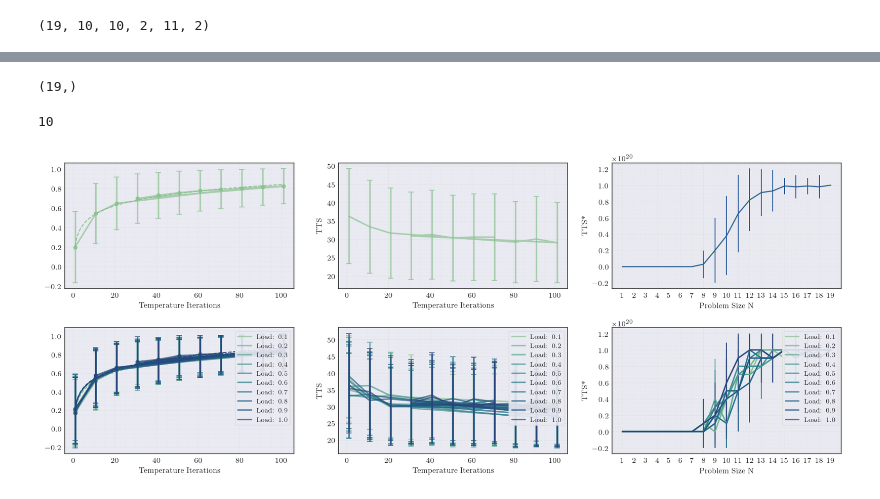
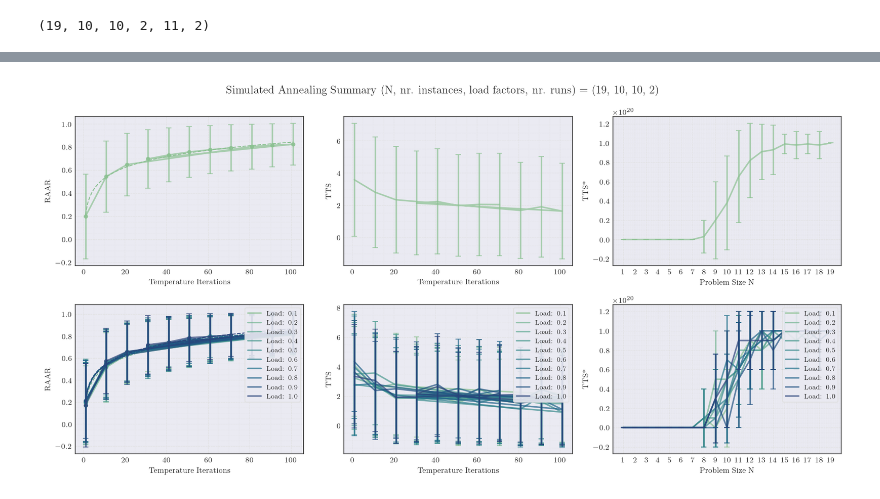
Before and after one commit to DerEinverleiber/UCP-PaperV2, a Jupyter notebook: cl_optimizer_plots.ipynb, the cells around one changed output, grey strips where cells are left out. Cells and saved outputs as stored; diff of their text form; code cells hidden in the pictures.

Commit message:
fix(plots): minor adjustements to plots (TTS | Temp Iterations plot still only considers non-inf entries resulting in very low TTS values (for num_runs=2). Check the plots for more runs!)

```diff
--- a/cl_optimizer_plots.ipynb
+++ b/cl_optimizer_plots.ipynb
@@ -72,6 +59,6 @@ min_loss_candidates.shape
 # %%
-optimal_candidates_found = np.count_nonzero(loss_tensor ==  min_losses.reshape(min_losses.shape[0], min_losses.shape[1], min_losses.shape[2], 1, 1), axis=3)
-p_star = (optimal_candidates_found.T / loss_tensor.shape[-1]).T
+optimal_candidates_found = np.count_nonzero(loss_tensor ==  np.expand_dims(np.expand_dims(min_losses, axis=-1), axis=-1), axis=3)
+p_star = optimal_candidates_found / loss_tensor.shape[-2]
 # %%
 from metrics import tts_p
 tts_ps = np.apply_along_axis(tts_p, axis=-1, arr=p_star)
@@ -85,8 +65,6 @@ mask.shape
 # %%
 # TTS(p) | Temperature Iterations (p)
-finite_mask = np.any(np.isfinite(non_inf_tts_ps), axis=-1, keepdims=True)
-
-masked = np.ma.masked_invalid(non_inf_tts_ps)
+masked = np.ma.masked_invalid(tts_ps)
 mean_tts_ps_per_load_factor = masked.mean(axis=(0, 1)).data
 std_tts_ps_per_load_factor = masked.std(axis=(0, 1)).data
 # %%
@@ -94,17 +72,13 @@ mean_tts_ps = masked.mean(axis=(0, 1, 2)).data
 std_tts_ps = masked.std(axis=(0, 1, 2)).data
 # %%
 # TTS* | Problem Size N
-masked = np.ma.masked_invalid(non_inf_tts_ps)
+masked = np.ma.masked_invalid(tts_ps)
 min_tts = masked.min(axis=-1).squeeze().data
-avg_min_tts_per_load_factor = min_tts.mean(axis=-1)
-std_min_tts_per_load_factor = min_tts.std(axis=-1)
+avg_min_tts_per_load_factor = min_tts.mean(axis=1)
+std_min_tts_per_load_factor = min_tts.std(axis=1)
 # %%
 avg_min_tts = min_tts.mean(axis=(-1, 1))
 std_min_tts = min_tts.std(axis=(-1, 1))
-# %%
-std_min_tts.shape
-# %% [output]
-(19,)
 # %%
 from datetime import datetime
 import styling
@@ -113,13 +87,15 @@ import seaborn as sns
 styling.set_my_style()
 
 palette = sns.color_palette("crest", len(load_factors))
-print(len(palette))
 
 
-fig, ax = styling.subplots(2, 3, figsize=(12, 5))
+fig, ax = styling.subplots(2, 3, figsize=(12, 6))
 ax = ax.flatten()
 
+fig.suptitle(f'Simulated Annealing Summary (N, nr. instances, load factors, nr. runs) = {loss_tensor.shape[0], loss_tensor.shape[1], loss_tensor.shape[2], loss_tensor.shape[3]}')
+
 ax[0].set_xlabel('Temperature Iterations')
+ax[0].set_ylabel('RAAR')
 ax[0].plot(
     temp_iterations,
     mean_raars,
@@ -144,7 +120,7 @@ ax[0].errorbar(
 sns.regplot(x=temp_iterations, y=mean_raars, color=palette[0], ax=ax[0], line_kws={'linestyle': "--", 'linewidth': 1.0}, ci=None, logx=True)
 
 ax[1].plot(
-    temp_iterations[mask],
+    temp_iterations,
     mean_tts_ps,
     alpha=0.7,
     linewidth=1.6,
@@ -153,7 +129,7 @@ ax[1].plot(
 )
 
 ax[1].errorbar(
-    temp_iterations[mask],
+    temp_iterations,
     y=mean_tts_ps,
     yerr=std_tts_ps,
     fmt="none",
@@ -181,12 +157,18 @@ ax[2].errorbar(
     problem_sizes,
     y=avg_min_tts,
     yerr=std_min_tts,
+    fmt="none",
+    capsize=3,
+    color=palette[0],
+    alpha=0.7,
+    linewidth=1.6
 )
 ax[2].set_ylabel('TTS*')
 ax[2].set_xlabel('Problem Size N')
 ax[2].grid(visible=True)
 
 ax[3].set_xlabel('Temperature Iterations')
+ax[3].set_ylabel('RAAR')
 for i, (load_factor, mean_raar, std_raar) in enumerate(zip(load_factors, mean_raars_per_load_factor, std_raars_per_load_factor)):
     ax[3].plot(
         temp_iterations,
@@ -216,7 +198,7 @@ ax[3].legend(loc='upper right')
 
 for i, (load_factor, mean_tts, std_pps) in enumerate(zip(load_factors, mean_tts_ps_per_load_factor, std_tts_ps_per_load_factor)):
     ax[4].plot(
-        temp_iterations[mask],
+        temp_iterations,
         mean_tts,
         alpha=0.7,
         linewidth=1.6,
@@ -226,7 +208,7 @@ for i, (load_factor, mean_tts, std_pps) in enumerate(zip(load_factors, mean_tts_
     )
 
     ax[4].errorbar(
-        temp_iterations[mask],
+        temp_iterations,
         y=mean_tts,
         yerr=std_pps,
         fmt="none",
@@ -241,32 +223,35 @@ ax[4].grid(visible=True)
 ax[4].legend(loc='upper right')
 
 
 for i, (load_factor, mean, std) in enumerate(zip(load_factors, avg_min_tts_per_load_factor.T, std_min_tts_per_load_factor.T)):
     ax[5].plot(
         problem_sizes,
         mean,
         alpha=0.7,
         linewidth=1.6,
         markersize=3.5,
         color=palette[i],
         label=f'Load: {load_factor}'
     )
 
     ax[5].set_xticks(problem_sizes)
 
     ax[5].errorbar(
         problem_sizes,
         y=mean,
         yerr=std,
+        fmt="none",
+        capsize=3,
         color=palette[i],
+        alpha=0.7,
+        linewidth=1.6
     )
 ax[5].set_ylabel('TTS*')
 ax[5].set_xlabel('Problem Size N')
 ax[5].grid(visible=True)
 ax[5].legend(loc='upper right')
 
 plt.tight_layout()
 plt.savefig(f'./plots/simulated_annealing_performance_summary_{datetime.now().strftime("%Y%m%d-%H%M%S")}.png')
 # %% [output]
-10
-[figure, old version]
+[figure, new version]
```
Also changed, not shown: parts of 8 cells of this notebook.
